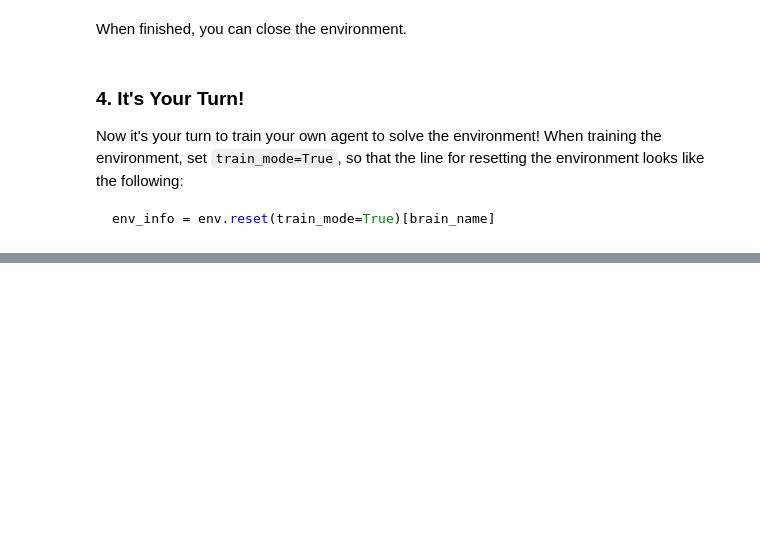
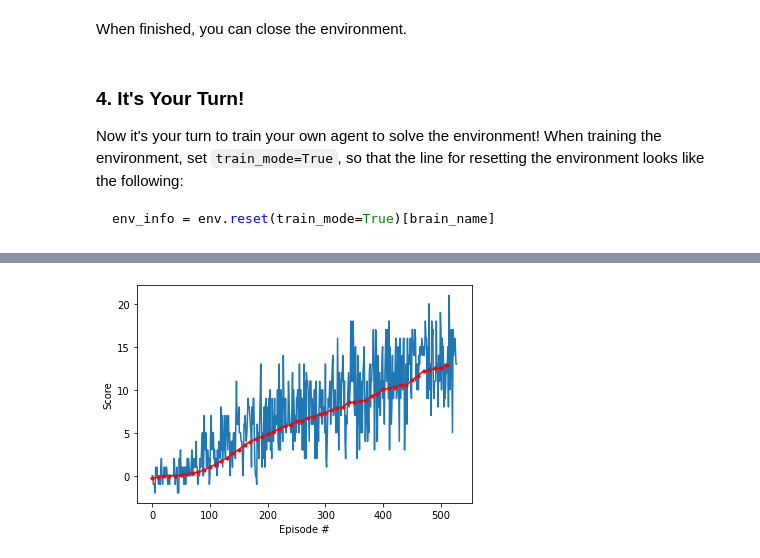
Before and after one commit to AIME2021KE/p1_navigation, a Jupyter notebook: Navigation.ipynb, the cells around one changed output, grey strips where cells are left out. Saved outputs shown, nothing was run; the diff lists cells and outputs as text; code cells hidden in the pictures; blank space fills up the shorter version.

```diff
--- a/Navigation.ipynb
+++ b/Navigation.ipynb
@@ -54,0 +46,7 @@ UnityTimeOutException: The Unity environment took too long to respond. Make sure
+# %%
+#env = UnityEnvironment(file_name="...")
+# NOTE: seem to need to specify worker_id from time to time...
+#NOTE 2/18/2022: we sometimes get errors and have to switch the worker_id; values of 1 and 2 seeme to cover most problems
+env = UnityEnvironment(
+    file_name="./Banana.exe",worker_id=1)
+#env = UnityEnvironment(file_name="./Banana.exe")
@@ -205,5 +258,5 @@ we'll need to pass in
 # %%
-#def dqn(agent, env, env_info, n_episodes=2000, max_t=1000, eps_start=1.0, eps_end=0.01,
+#ORIGINAL DQN function interface: def dqn(agent, env, env_info, n_episodes=2000, max_t=1000, eps_start=1.0, eps_end=0.01,
 #        eps_decay=0.995, dprint=100):
 def dqn(agent, env, brain_name, train_mode=True, n_episodes=2000, max_t=1000, eps_start=1.0, eps_end=0.01,
         eps_decay=0.995, dprint=100, MAX_SCORE=13.0):
@@ -220,6 +273,7 @@ def dqn(agent, env, brain_name, train_mode=True, n_episodes=2000, max_t=1000, ep
         eps_decay (float): multiplicative factor (per episode) for decreasing epsilon
     """
     scores = []                        # list containing scores from each episode
+    ave_scores = []                    # list containing ave scores from dprint average
     scores_window = deque(maxlen=100)  # last 100 scores
     eps = eps_start                    # initialize epsilon
     prev_score = 0
@@ -236,8 +290,11 @@ def dqn(agent, env, brain_name, train_mode=True, n_episodes=2000, max_t=1000, ep
             next_state = env_info.vector_observations[0]   # get the next state
             reward = env_info.rewards[0]                   # get the reward
             done = env_info.local_done[0]                  # see if episode has finished
-            if train_mode:
-                agent.step(state, action, reward, next_state, done)
+            # NOTE KAE: we kept this in as this was part of our attempts to test (train_mode=False) but
+            #  didn't seem to work as well unless train_mode was true (run the agent.step)
+#            if train_mode:
+#                agent.step(state, action, reward, next_state, done)
+            agent.step(state, action, reward, next_state, done)
 
             state = next_state
             score += reward
@@ -250,10 +307,16 @@ def dqn(agent, env, brain_name, train_mode=True, n_episodes=2000, max_t=1000, ep
         scores.append(score)              # save most recent score
         eps = max(eps_end, eps_decay*eps) # decrease epsilon
         if i_episode % dprint == 0:
-            print('\rEpisode {}\tAverage Score: {:.2f}'.format(i_episode, np.mean(scores_window)))
+            ave_score = np.mean(scores_window)
+            ave_scores.append(ave_score)
+            print('\rEpisode {}\tAverage Score: {:.2f}'.format(i_episode, ave_score))
         if (np.mean(scores_window)>= MAX_SCORE):
             print('\nEnvironment solved in {:d} episodes!\tAverage Score: {:.2f}'.format(i_episode-100, np.mean(scores_window)))
             if  train_mode:
                 torch.save(agent.qnetwork_local.state_dict(), 'checkpoint.pth')
             break
-    return scores
+    return scores, ave_scores
+# %%
+dprint = 10
+scores, ave_scores = dqn(agent, env, brain_name, train_mode=True, n_episodes=2000, max_t=1000, eps_start=1.0,
+             eps_end=0.01, eps_decay=0.995, dprint=dprint)
@@ -260 +341,12 @@ def dqn(agent, env, brain_name, train_mode=True, n_episodes=2000, max_t=1000, ep
+# %%
+# plot the scores
+fig = plt.figure()
+ax = fig.add_subplot(111)
+plt.plot(np.arange(len(scores)), scores)
+plt.plot(np.arange(len(ave_scores))*dprint, ave_scores,'r.-')
+plt.ylabel('Score')
+plt.xlabel('Episode #')
+plt.show()
+# %% [output]
+[figure, added]
 # %%
```
Also changed, not shown: parts of 27 cells of this notebook, 12 other files.
